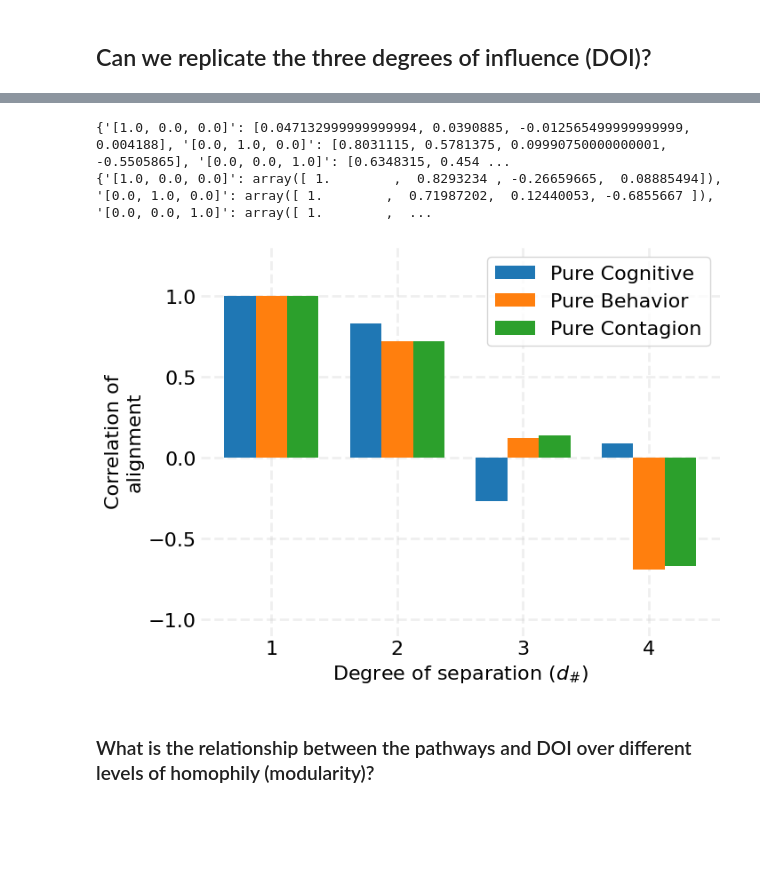
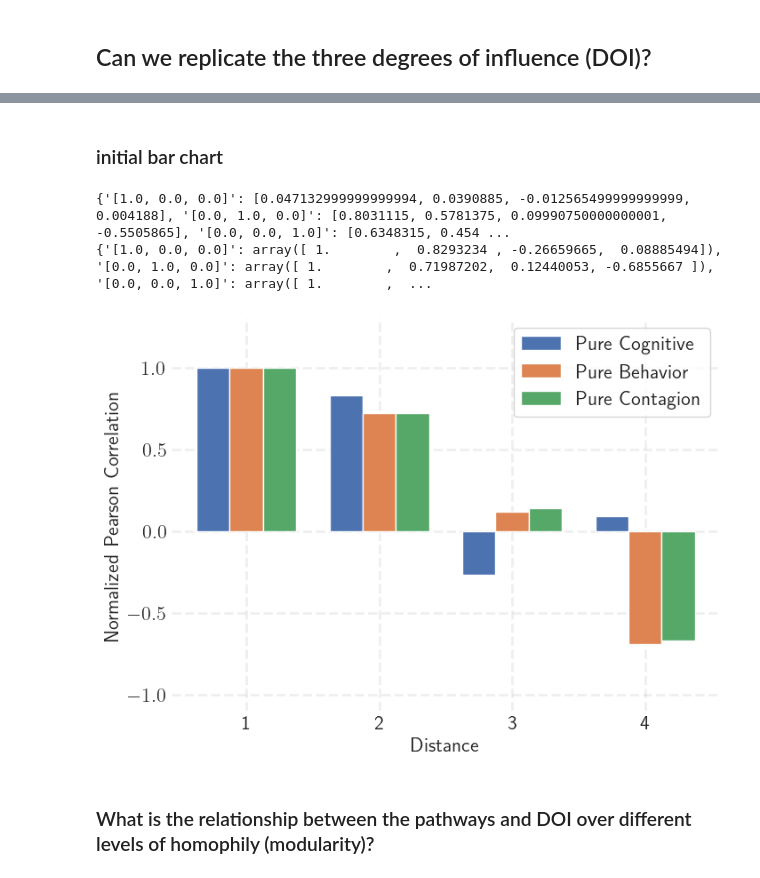
Before and after one commit to popoiopo/Loneliness_Clustering, a Jupyter notebook: 3_figures.ipynb, the cells around one changed output, grey strips where cells are left out. Drawn from its saved outputs; the diff is of its cells as text; code cells hidden in the pictures; blank space fills up the shorter version.

Commit message:
Some final results

```diff
--- a/3_figures.ipynb
+++ b/3_figures.ipynb
@@ -210,0 +135,40 @@ dos_data[10000][point][a][1]
+# %%
+import seaborn as sns
+cmap = list(sns.color_palette("tab10"))
+a_s = [-.8, -.4, 0, .4, .8]
+fig, ax = plt.subplots(len(a_s), 3, figsize=(8,4.2), sharex=True, sharey=True)
+for yidx, point in enumerate(points):
+   for idx, a in enumerate(a_s):
+      df_data = {"corr": [], "distance":[]}
+      for d in dos_data[10_000][str(point)][a]:
+         df_data["corr"].extend(dos_data[10_000][str(point)][a][d])
+         df_data["distance"].extend([d]*len(dos_data[10_000][str(point)][0.6][d]))
+      df = pd.DataFrame(df_data)
+
+      sns.kdeplot(
+         data=df, x="corr", hue="distance",
+         fill=True, common_norm=True, palette="tab10",
+         alpha=0.8, linewidth=0, legend=False, zorder=1000, ax=ax[idx, yidx]
+      )
+      ax[idx, yidx].vlines(0, 0, 100, color="black", linestyle="-.", alpha=0.4,zorder=-100)
+      ax[idx, yidx].set_ylabel(f"", fontsize=10, rotation=90, labelpad=10)
+      ax[idx, yidx].set_yticks([0,20])
+      ax[idx, yidx].set_xlim((-0.82,0.82))
+      ax[idx, yidx].set_ylim((0,20))
+      gf.set_frame(ax[idx, yidx], major_alpha=0)
+
+for idx, title in enumerate(points):
+   ax[0,idx].set_title(point_dict[str(title)])
+
+patches = [mpatches.Patch(color=cmap[d], label=f"{d}") for d in range(1,5)]
+
+ax[idx, yidx].set_ylabel(f"$Q={a}$", fontsize=10, rotation=90, labelpad=10)
+plt.text(-5.1, 60, r"Density", fontsize=12, rotation=90, va="center")
+
+for i, a in enumerate(a_s):
+   plt.text(-5.8, 105-24*i, f"$Q={a}$", fontsize=12, rotation=0, va="center")
+
+plt.legend(handles=patches, prop={'size': 10}, bbox_to_anchor=(1.05,4), title=r"Distance", title_fontsize=12)
+plt.tight_layout()
+plt.savefig("output/final_results/kde_plot.png", dpi=300, bbox_inches="tight")
+plt.show()
@@ -247,3 +330,5 @@ plt.show()
+# %% [markdown]
+### initial bar chart
 # %%
 bar_data = dos_data[10000]
 points = list(bar_data.keys())
@@ -254,35 +339,35 @@ print(means)
 means = {p: means[p]/means[p][0] for p in means}
 print(means)
 stds = {p: [np.std(bar_data[p][0.8][d])
             for d in bar_data[p][0.8]] for p in points}
 
 x = np.arange(len(distances))
 width = 0.25  # the width of the bars
 multiplier = 0
 
 fig, ax = plt.subplots(layout='constrained',figsize=(7,5))
 
 for attribute, measurement in means.items():
     offset = width * multiplier
     rects = ax.bar(x + offset, np.round(measurement, 2), width,
                    label=point_dict[attribute], zorder=100)
     # ax.bar_label(rects, padding=-10, color='white', fontsize=16, label_type='edge', fontweight='bold', zorder=110)
     multiplier += 1
 
 # Add some text for labels, title and custom x-axis tick labels, etc.
 ax.set_ylabel('Correlation of\nalignment')
 ax.set_xticks(x + width, distances)
 
 gf.set_legend(ax, "upper right", size=16)
 ax.set_ylim(-1.1, 1.3)
 gf.set_frame(ax, major_alpha=0.3, x_major_td=0)
-set_labels_and_titles(ax, "", r"Degree of separation ($d_\#$)", "Correlation of\nalignment", tick_size=16, label_size=16, title_size=18,)
+set_labels_and_titles(ax, "", r"Distance", "Normalized Pearson Correlation", tick_size=16, label_size=16, title_size=18,)
 plt.savefig("output/final_results/doi_over_pathways.png", dpi=300)
 plt.show()
 # %% [output]
 {'[1.0, 0.0, 0.0]': [0.047132999999999994, 0.0390885, -0.012565499999999999, 0.004188], '[0.0, 1.0, 0.0]': [0.8031115, 0.5781375, 0.09990750000000001, -0.5505865], '[0.0, 0.0, 1.0]': [0.6348315, 0.454 ...
 {'[1.0, 0.0, 0.0]': array([ 1.        ,  0.8293234 , -0.26659665,  0.08885494]), '[0.0, 1.0, 0.0]': array([ 1.        ,  0.71987202,  0.12440053, -0.6855667 ]), '[0.0, 0.0, 1.0]': array([ 1.        ,  ...
-[figure, old version]
+[figure, new version]
 # %% [markdown]
 ### What is the relationship between the pathways and DOI over different levels of homophily (modularity)?
 # %% [markdown]
```
Also changed, not shown: parts of 39 cells of this notebook, 36 other files.
